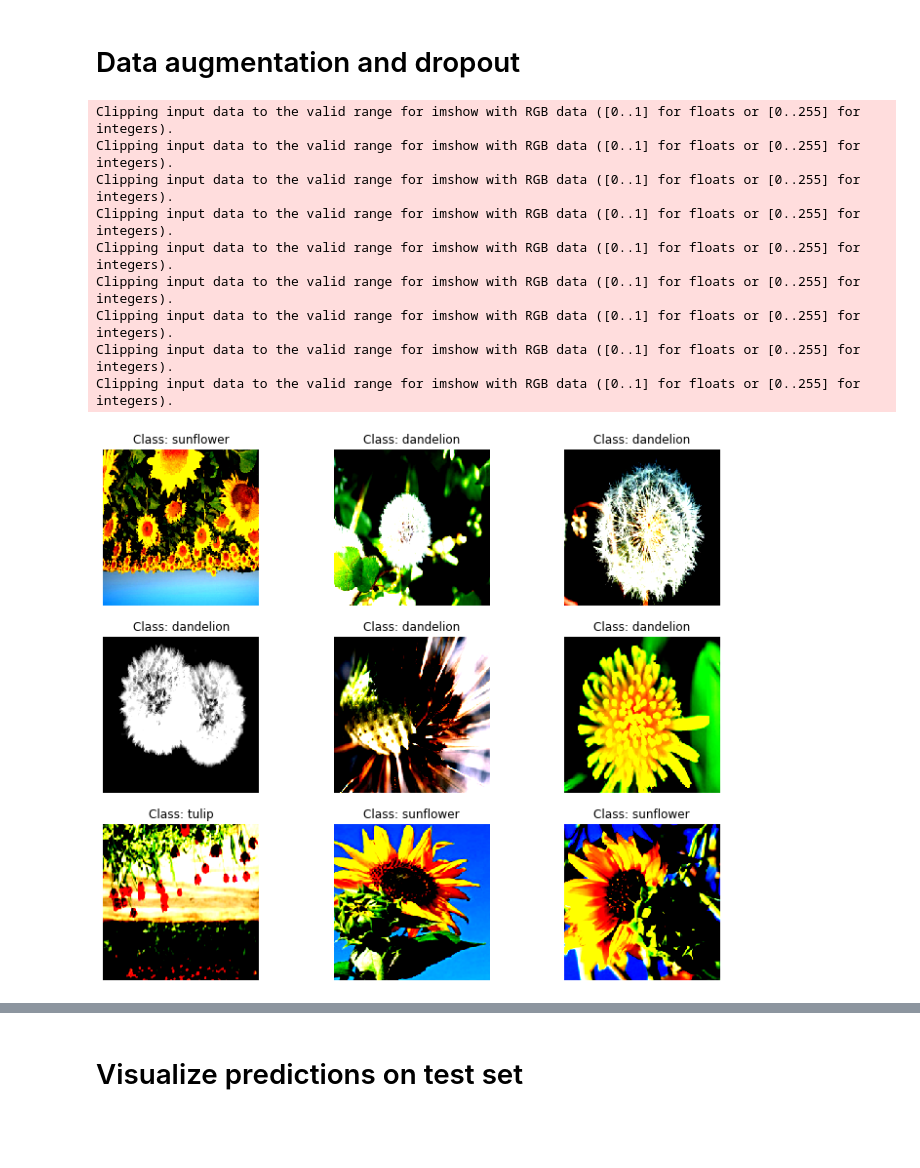
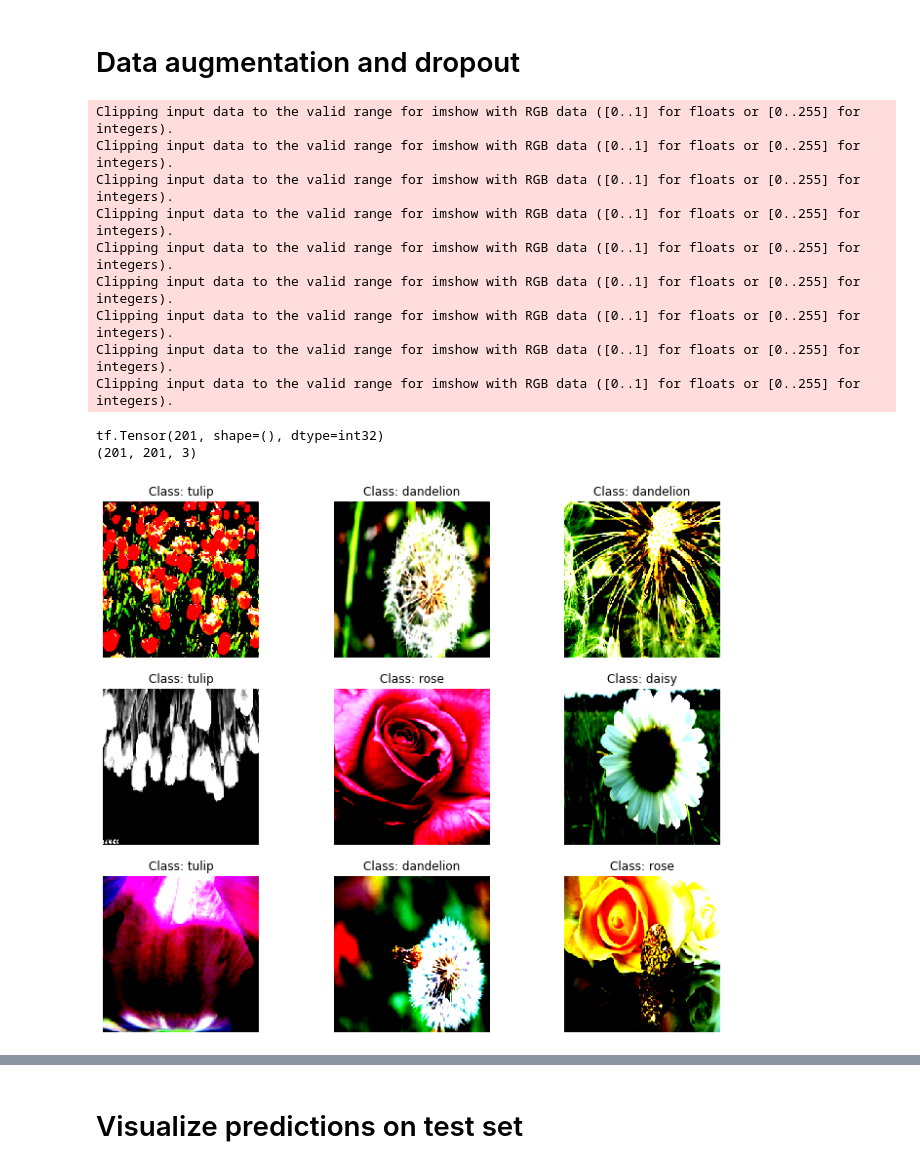
Before and after one commit to Telemaco019/flowers-recognition-NN-comparisons, a Jupyter notebook: notebooks/tf_flowers_complete_tensorflow_dataset.ipynb, the cells around one changed output, grey strips where cells are left out. Drawn from its saved outputs; the diff is of its cells as text; code cells hidden in the pictures; blank space fills up the shorter version.

```diff
--- a/notebooks/tf_flowers_complete_tensorflow_dataset.ipynb
+++ b/notebooks/tf_flowers_complete_tensorflow_dataset.ipynb
@@ -470,20 +469,29 @@ show_scores(model)
 # %%
 train_dataset = cached_train_dataset.shuffle(buffer_size=1000).repeat().map(partial(preprocess, augmentation=True))
 train_dataset = batch_and_prefetch(train_dataset)
-# %%
-a, b = next(iter(train_dataset))
-show_batch(a,b)
-# %% [output]
-Clipping input data to the valid range for imshow with RGB data ([0..1] for floats or [0..255] for integers).
-Clipping input data to the valid range for imshow with RGB data ([0..1] for floats or [0..255] for integers).
-Clipping input data to the valid range for imshow with RGB data ([0..1] for floats or [0..255] for integers).
-Clipping input data to the valid range for imshow with RGB data ([0..1] for floats or [0..255] for integers).
-Clipping input data to the valid range for imshow with RGB data ([0..1] for floats or [0..255] for integers).
-Clipping input data to the valid range for imshow with RGB data ([0..1] for floats or [0..255] for integers).
-Clipping input data to the valid range for imshow with RGB data ([0..1] for floats or [0..255] for integers).
-Clipping input data to the valid range for imshow with RGB data ([0..1] for floats or [0..255] for integers).
-Clipping input data to the valid range for imshow with RGB data ([0..1] for floats or [0..255] for integers).
-[figure, removed]
+# %%
+a, b = next(iter(train_dataset))
+show_batch(a,b)
+image = a[0]
+
+shape = tf.shape(image)
+min_dim = tf.reduce_min([shape[0], shape[1]]) * 90 // 100
+print(min_dim)
+crop = tf.image.random_crop(image, [min_dim, min_dim, 3])
+print(crop.shape)
+# %% [output]
+Clipping input data to the valid range for imshow with RGB data ([0..1] for floats or [0..255] for integers).
+Clipping input data to the valid range for imshow with RGB data ([0..1] for floats or [0..255] for integers).
+Clipping input data to the valid range for imshow with RGB data ([0..1] for floats or [0..255] for integers).
+Clipping input data to the valid range for imshow with RGB data ([0..1] for floats or [0..255] for integers).
+Clipping input data to the valid range for imshow with RGB data ([0..1] for floats or [0..255] for integers).
+Clipping input data to the valid range for imshow with RGB data ([0..1] for floats or [0..255] for integers).
+Clipping input data to the valid range for imshow with RGB data ([0..1] for floats or [0..255] for integers).
+Clipping input data to the valid range for imshow with RGB data ([0..1] for floats or [0..255] for integers).
+Clipping input data to the valid range for imshow with RGB data ([0..1] for floats or [0..255] for integers).
+tf.Tensor(201, shape=(), dtype=int32)
+(201, 201, 3)
+[figure, added]
 # %%
 from tensorflow.keras.layers import Conv2D, MaxPooling2D, Flatten, Dense, Dropout
 from tensorflow.keras.models import Sequential
```
Also changed, not shown: parts of 13 cells of this notebook.
